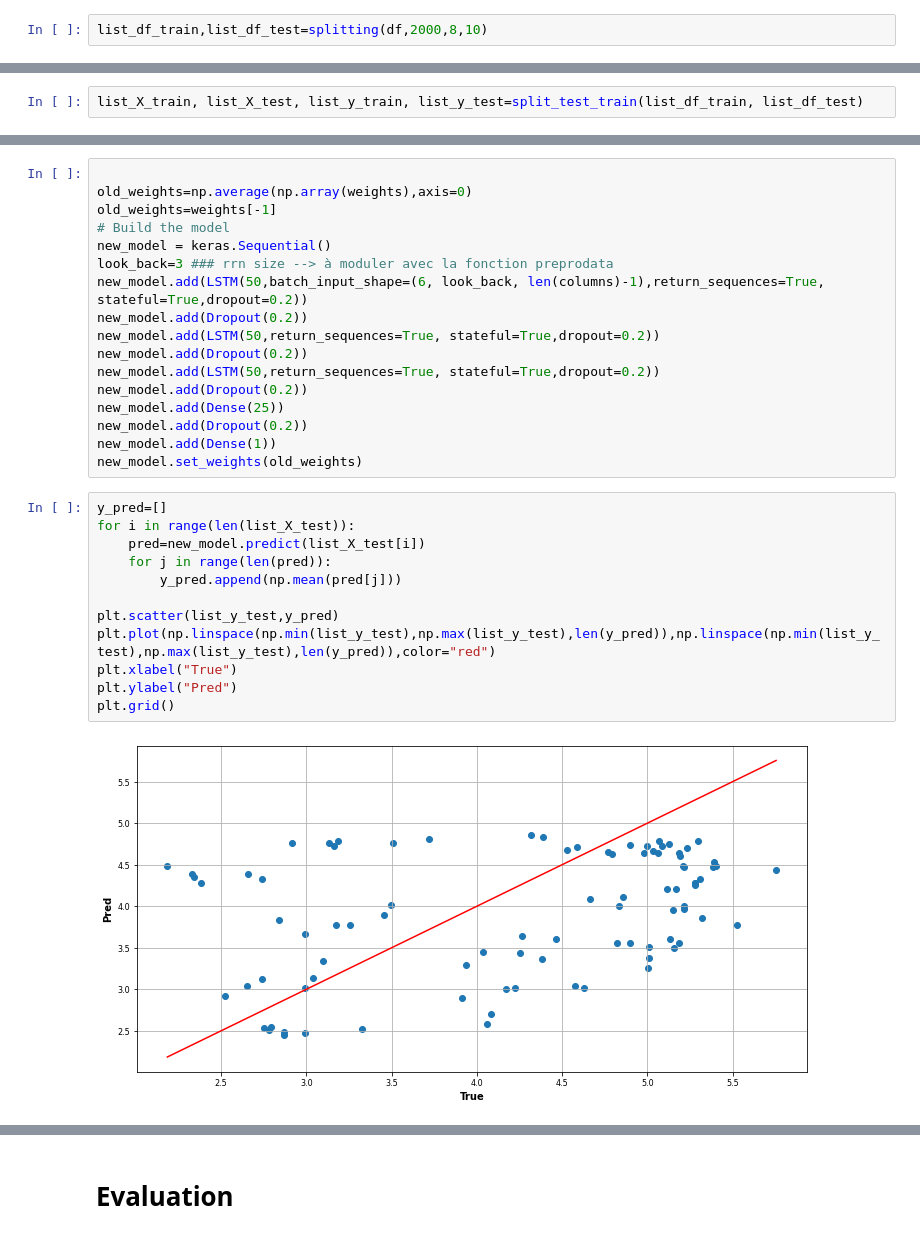
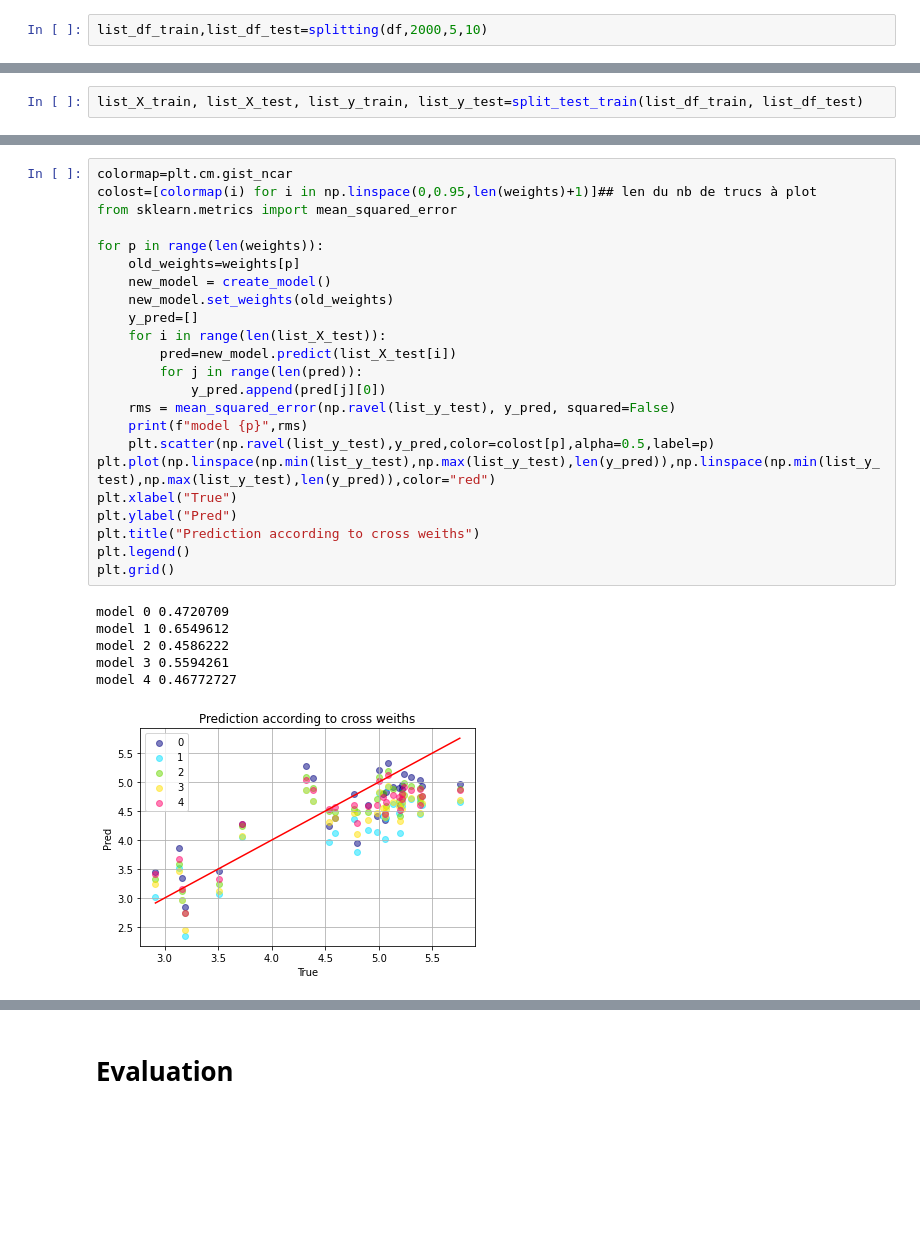
Before and after one commit to TanguyColleville/Trading_Bot_BTC, a Jupyter notebook: notebook/case_study_rnn_group_n.ipynb, the cells around one changed output, grey strips where cells are left out. Saved outputs shown, nothing was run; the diff lists cells and outputs as text; blank space fills up the shorter version.

```diff
--- a/notebook/case_study_rnn_group_n.ipynb
+++ b/notebook/case_study_rnn_group_n.ipynb
@@ -299,5 +348,5 @@ def split_test_train(list_df_train, list_df_test):
         list_y_test.append(y_test)
     return list_X_train, list_X_test, list_y_train, list_y_test
 # %%
-list_df_train,list_df_test=splitting(df,2000,8,10)
+list_df_train,list_df_test=splitting(df,2000,5,10)
 # %% [output]
@@ -383,31 +434,30 @@ for i in range(len(loss)):
-# %%
-
-old_weights=np.average(np.array(weights),axis=0)
-old_weights=weights[-1]
-# Build the model
-new_model = keras.Sequential()
-look_back=3 ### rrn size --> à moduler avec la fonction preprodata
-new_model.add(LSTM(50,batch_input_shape=(6, look_back, len(columns)-1),return_sequences=True, stateful=True,dropout=0.2))
-new_model.add(Dropout(0.2))
-new_model.add(LSTM(50,return_sequences=True, stateful=True,dropout=0.2))
-new_model.add(Dropout(0.2))
-new_model.add(LSTM(50,return_sequences=True, stateful=True,dropout=0.2))
-new_model.add(Dropout(0.2))
-new_model.add(Dense(25))
-new_model.add(Dropout(0.2))
-new_model.add(Dense(1))
-new_model.set_weights(old_weights)
 # %%
-y_pred=[]
-for i in range(len(list_X_test)):
-    pred=new_model.predict(list_X_test[i])
-    for j in range(len(pred)):
-        y_pred.append(np.mean(pred[j]))
+colormap=plt.cm.gist_ncar
+colost=[colormap(i) for i in np.linspace(0,0.95,len(weights)+1)]## len du nb de trucs à plot
+from sklearn.metrics import mean_squared_error
 
-plt.scatter(list_y_test,y_pred)
+for p in range(len(weights)):
+    old_weights=weights[p]
+    new_model = create_model()
+    new_model.set_weights(old_weights)
+    y_pred=[]
+    for i in range(len(list_X_test)):
+        pred=new_model.predict(list_X_test[i])
+        for j in range(len(pred)):
+            y_pred.append(pred[j][0])
+    rms = mean_squared_error(np.ravel(list_y_test), y_pred, squared=False)
+    print(f"model {p}",rms)
+    plt.scatter(np.ravel(list_y_test),y_pred,color=colost[p],alpha=0.5,label=p)
 plt.plot(np.linspace(np.min(list_y_test),np.max(list_y_test),len(y_pred)),np.linspace(np.min(list_y_test),np.max(list_y_test),len(y_pred)),color="red")
 plt.xlabel("True")
 plt.ylabel("Pred")
+plt.title("Prediction according to cross weiths")
+plt.legend()
 plt.grid()
 # %% [output]
+model 0 0.4720709
+model 1 0.6549612
+model 2 0.4586222
+model 3 0.5594261
+model 4 0.46772727
-[figure, old version]
+[figure, new version]
```
Also changed, not shown: parts of 22 cells of this notebook.
